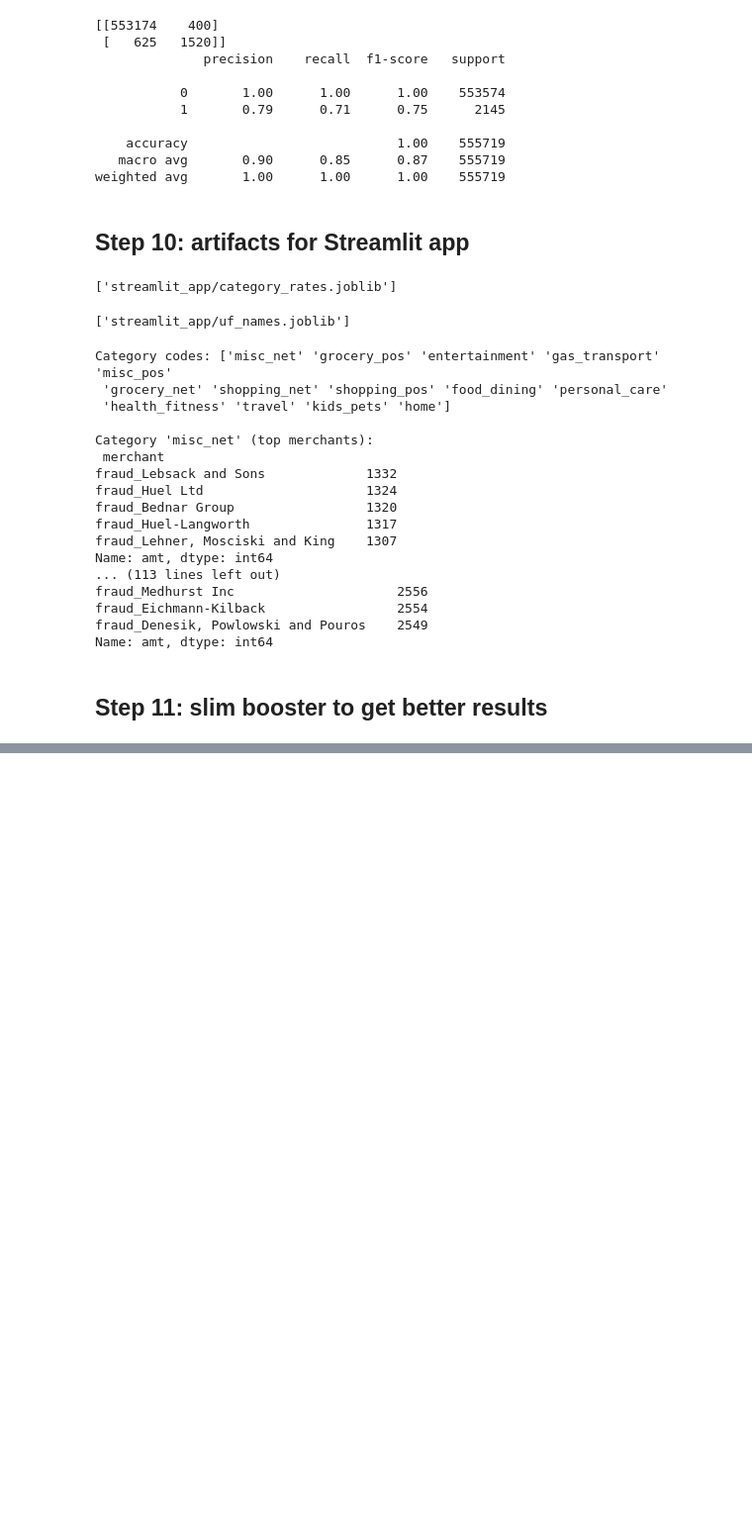
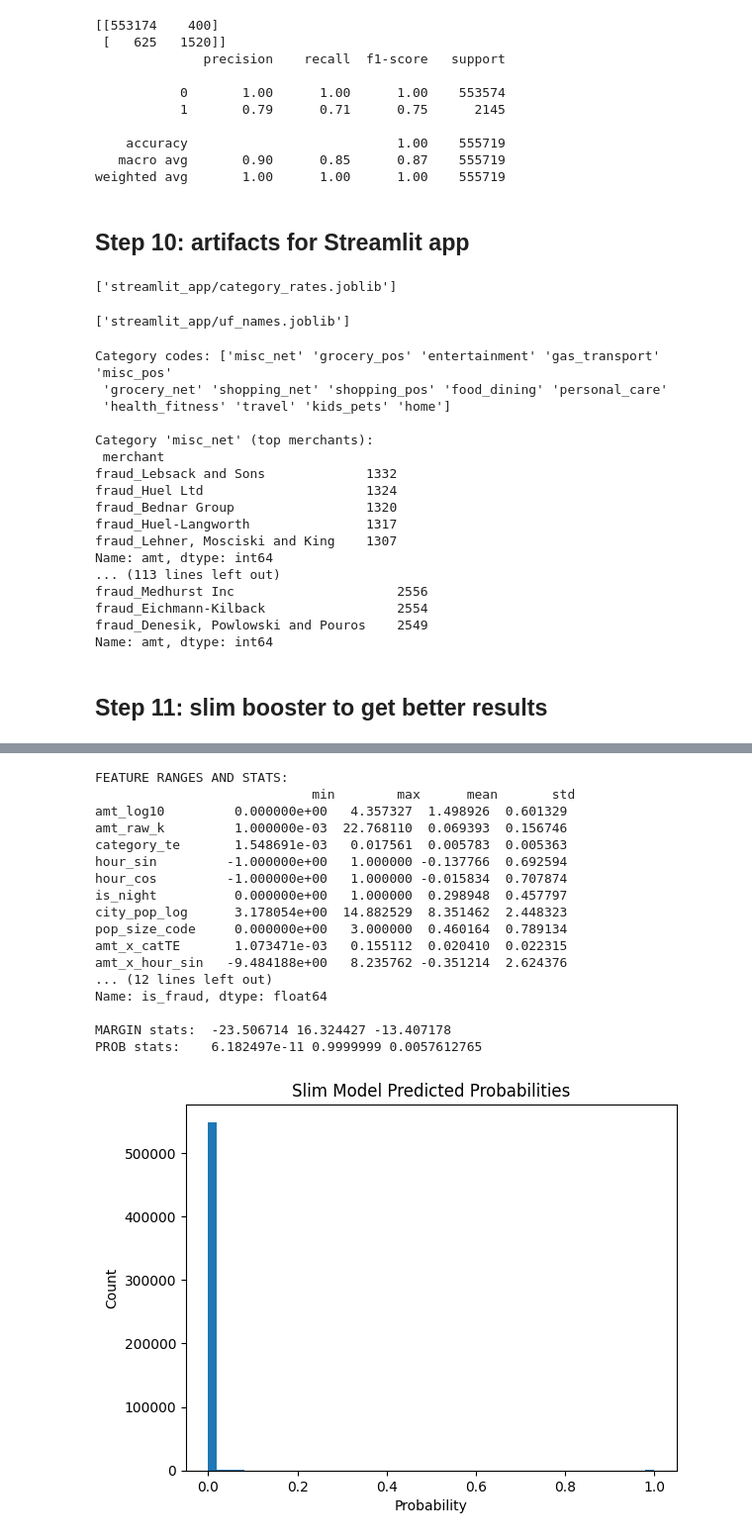
Before and after one commit to ADA-Projects/CC_Fraud_Detection, a Jupyter notebook: fraud_detection_starter.ipynb, the cells around one changed output, grey strips where cells are left out. Shown at 99% size. Saved outputs shown, nothing was run; the diff lists cells and outputs as text; code cells hidden in the pictures; blank space fills up the shorter version.

```diff
--- a/fraud_detection_starter.ipynb
+++ b/fraud_detection_starter.ipynb
@@ -822,6 +831,12 @@ cat_rates = joblib.load("streamlit_app/category_rates.joblib")
 df_train_prep = preprocess(df_train, cat_rates)
 df_test_prep  = preprocess(df_test,  cat_rates)
 
+for df in (df_train_prep, df_test_prep):
+    # compute the *raw* ratio
+    df["amt_pop_ratio"]      = df["amt"] / df["city_pop"]
+    # now log1p-transform it
+    df["amt_pop_ratio_log"]  = np.log1p(df["amt_pop_ratio"])
+
 X_train = df_train_prep.drop(columns=["is_fraud"])
 y_train = df_train_prep["is_fraud"]
 X_test  = df_test_prep .drop(columns=["is_fraud"])
@@ -832,7 +847,7 @@ features = [
     "amt_log10","amt_raw_k","category_te","hour_sin","hour_cos",
     "is_night","city_pop_log","pop_size_code",
     "amt_x_catTE","amt_x_hour_sin",
-    "amt_pop_ratio","is_business_hour"
+    "amt_pop_ratio_log","is_business_hour"
 ]
 
 # 4. Split out a validation set (keep X_test untouched)
@@ -854,8 +869,10 @@ params = {
     "learning_rate": 0.15,
     "subsample": 1.0,
     "colsample_bytree": 0.6,
-    "scale_pos_weight": float((y_tr == 0).sum()/(y_tr == 1).sum())
+    "scale_pos_weight": 1.0,  # no heavy re‐weighting
+    "base_score": float(y_tr.mean()),  # set the prior probability as the raw bias
 }
+
 
 # 7. Train with early stopping
 bst_slim = xgb.train(
@@ -890,0 +920,47 @@ joblib.dump(features, "streamlit_app/slim_features.joblib")
+# %%
+import matplotlib.pyplot as plt
+import xgboost as xgb
+
+# --- DEBUGGING SNIPPET ---
+# 1. Print basic stats on your 11 features
+desc = X_test[features].agg(['min','max','mean','std']).T
+print("FEATURE RANGES AND STATS:\n", desc)
+
+# 2. Check your target‐encoding mapping
+print("\nCATEGORY TE RATES (summary):\n", cat_rates.describe())
+
+# 3. Check slim model raw margins and probabilities
+dtest = xgb.DMatrix(X_test[features])
+margins = bst_slim.predict(dtest, output_margin=True)    # raw scores before logistic
+probs   = bst_slim.predict(dtest)                        # after logistic
+print("\nMARGIN stats: ", np.min(margins), np.max(margins), np.mean(margins))
+print("PROB stats:   ", np.min(probs),  np.max(probs),  np.mean(probs))
+
+# In your notebook
+dtest = xgb.DMatrix(df_test_prep[features])
+probs = bst_slim.predict(dtest)
+
+plt.hist(probs, bins=50)
+plt.title("Slim Model Predicted Probabilities")
+plt.xlabel("Probability")
+plt.ylabel("Count")
+plt.show()
+# %% [output]
+FEATURE RANGES AND STATS:
+                            min        max      mean       std
+amt_log10         0.000000e+00   4.357327  1.498926  0.601329
+amt_raw_k         1.000000e-03  22.768110  0.069393  0.156746
+category_te       1.548691e-03   0.017561  0.005783  0.005363
+hour_sin         -1.000000e+00   1.000000 -0.137766  0.692594
+hour_cos         -1.000000e+00   1.000000 -0.015834  0.707874
+is_night          0.000000e+00   1.000000  0.298948  0.457797
+city_pop_log      3.178054e+00  14.882529  8.351462  2.448323
+pop_size_code     0.000000e+00   3.000000  0.460164  0.789134
+amt_x_catTE       1.073471e-03   0.155112  0.020410  0.022315
+amt_x_hour_sin   -9.484188e+00   8.235762 -0.351214  2.624376
+... (12 lines left out)
+Name: is_fraud, dtype: float64
+
+MARGIN stats:  -23.506714 16.324427 -13.407178
+PROB stats:    6.182497e-11 0.9999999 0.0057612765
+[figure, added]
```
Also changed, not shown: parts of 4 cells of this notebook.
